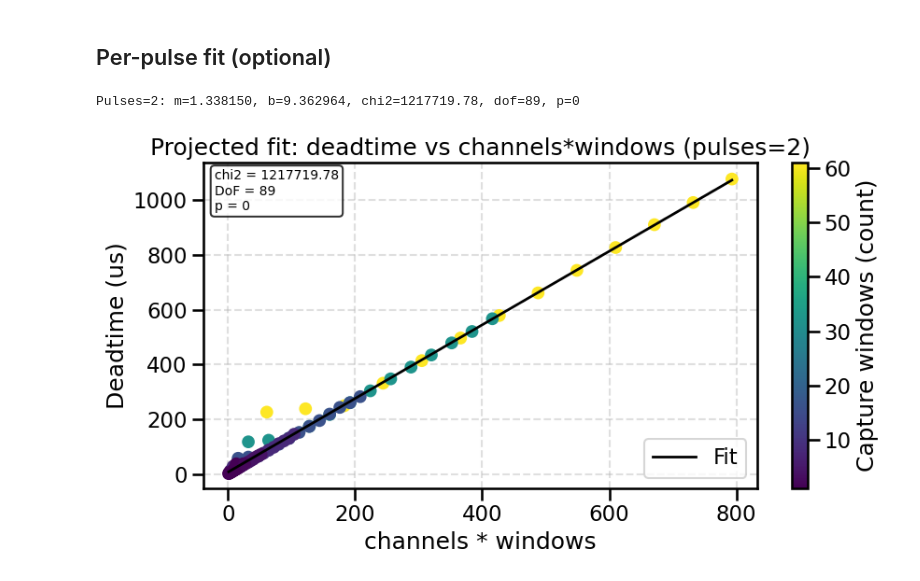
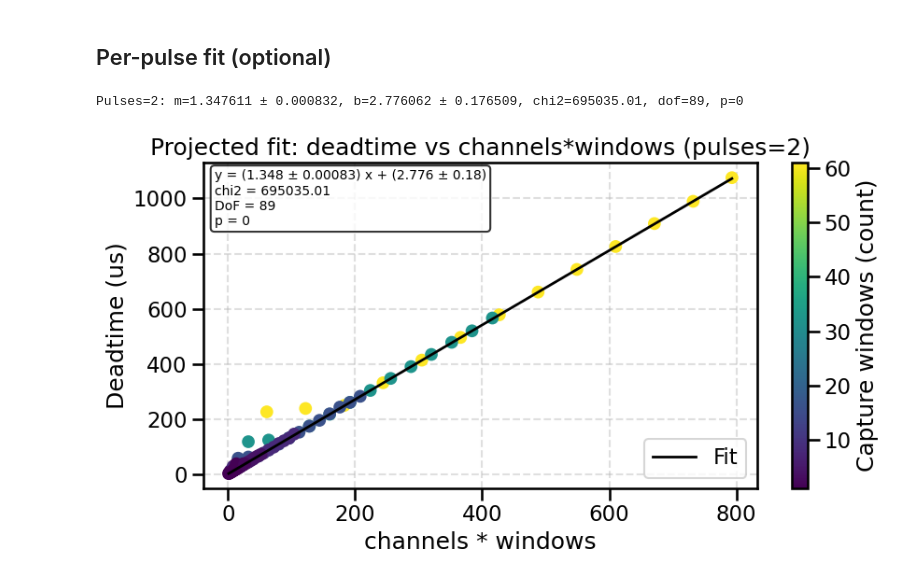
Before and after one commit to jaca230/nalu_deadtime_tests, a Jupyter notebook: notebooks/deadtime_estimates_channel_threshold.ipynb, the cells around one changed output. Saved outputs shown, nothing was run; the diff lists cells and outputs as text; code cells hidden in the pictures.

```diff
--- a/notebooks/deadtime_estimates_channel_threshold.ipynb
+++ b/notebooks/deadtime_estimates_channel_threshold.ipynb
@@ -83,34 +140,34 @@ chi2 = 1217719.78, dof = 89, chi2/dof = 13682.24, p = 0
 # %%
 for pulse_count in sorted(df['num_pulses'].dropna().unique()):
     sub = df[df['num_pulses'] == pulse_count]
     if len(sub) < 3:
         continue
     x = sub['x'].to_numpy(dtype=float)
     y = sub['y'].to_numpy(dtype=float)
-    yerr = sub['yerr'].to_numpy(dtype=float)
-    m, b = np.polyfit(x, y, 1)
-    y_fit = m * x + b
-    chi2_val = np.sum(((y - y_fit) / yerr) ** 2)
-    dof = len(y) - 2
-    p_val = chi2.sf(chi2_val, dof) if dof > 0 else float('nan')
-    print(f'Pulses={int(pulse_count)}: m={m:.6f}, b={b:.6f}, chi2={chi2_val:.2f}, dof={dof}, p={p_val:.3g}')
+    yerr_low = sub['yerr_low'].to_numpy(dtype=float)
+    yerr_high = np.full_like(y, 0.008)
+    m, b, m_err, b_err, chi2_val, dof, p_val = fit_asymmetric(x, y, yerr_low, yerr_high)
+    print(f'Pulses={int(pulse_count)}: m={m:.6f} ± {m_err:.6f}, b={b:.6f} ± {b_err:.6f}, chi2={chi2_val:.2f}, dof={dof}, p={p_val:.3g}')
     plt.figure(figsize=(9, 5))
     ax = plt.gca()
-    stats_text = f'chi2 = {chi2_val:.2f}\nDoF = {dof}\np = {p_val:.3g}'
+    stats_text = (
+        f'y = ({m:.4g} ± {m_err:.2g}) x + ({b:.4g} ± {b_err:.2g})\n'
+        f'chi2 = {chi2_val:.2f}\nDoF = {dof}\np = {p_val:.3g}'
+    )
     ax.text(0.02, 0.98, stats_text, transform=ax.transAxes, ha='left', va='top', fontsize=10, bbox={'boxstyle': 'round,pad=0.3', 'facecolor': 'white', 'alpha': 0.8})
-    plt.errorbar(x, y, yerr=yerr, fmt='none', ecolor='gray', alpha=0.5, zorder=1)
+    plt.errorbar(x, y, yerr=[yerr_low, yerr_high], fmt='none', ecolor='gray', alpha=0.5, zorder=1)
     sc = plt.scatter(x, y, c=sub['windows'], cmap='viridis', s=70, zorder=2)
     x_line = np.linspace(x.min(), x.max(), 200)
     plt.plot(x_line, m * x_line + b, color='black', linewidth=2, label='Fit')
     cbar = plt.colorbar(sc)
     cbar.set_label('Capture windows (count)')
     plt.title(f'Projected fit: deadtime vs channels*windows (pulses={int(pulse_count)})')
     plt.xlabel('channels * windows')
     plt.ylabel('Deadtime (us)')
     plt.grid(True, linestyle='--', alpha=0.4)
     plt.legend()
     plt.tight_layout()
     plt.show()
 # %% [output]
-Pulses=2: m=1.338150, b=9.362964, chi2=1217719.78, dof=89, p=0
+Pulses=2: m=1.347611 ± 0.000832, b=2.776062 ± 0.176509, chi2=695035.01, dof=89, p=0
-[figure, old version]
+[figure, new version]
```
Also changed, not shown: parts of 2 cells of this notebook.
